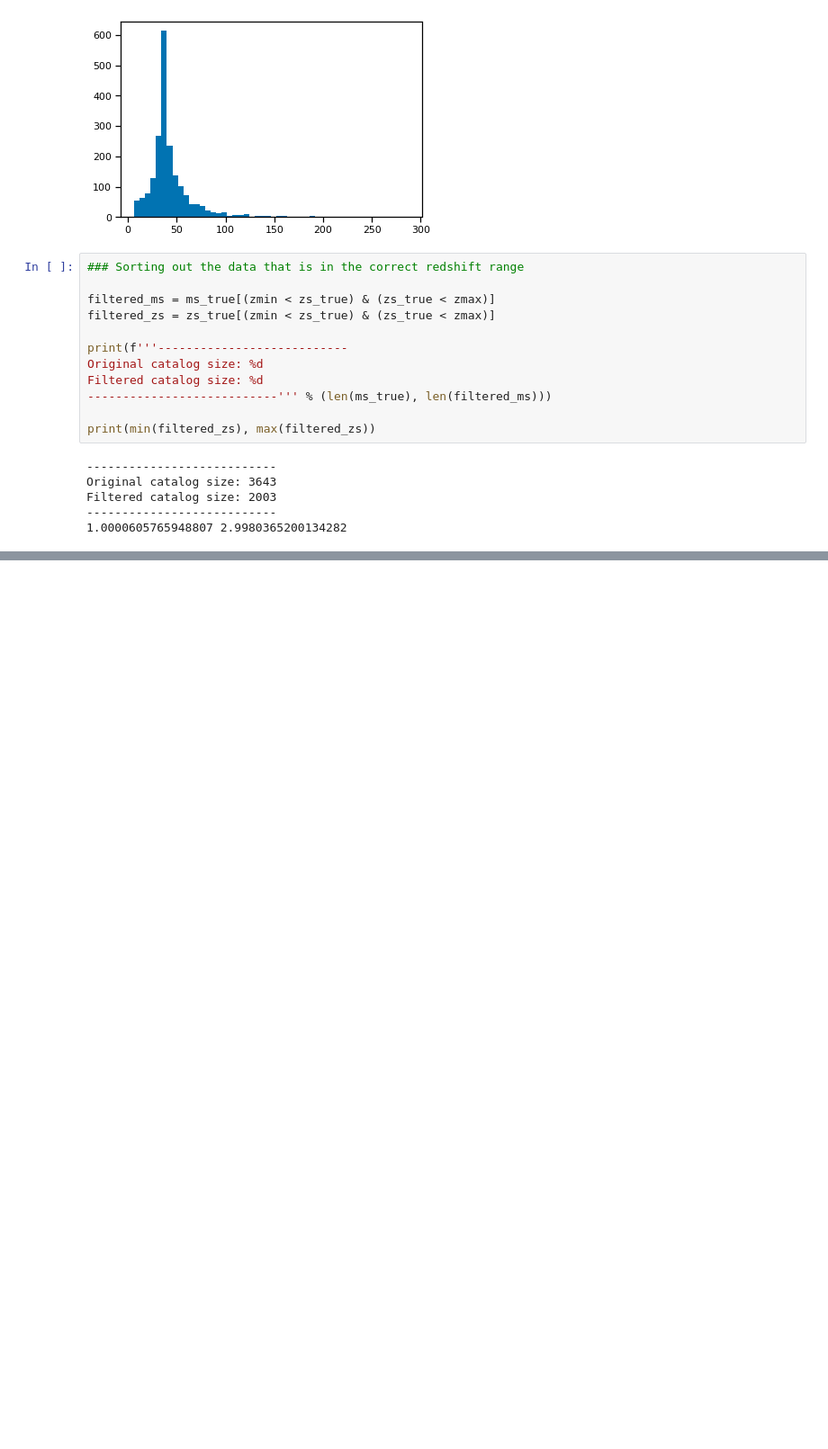
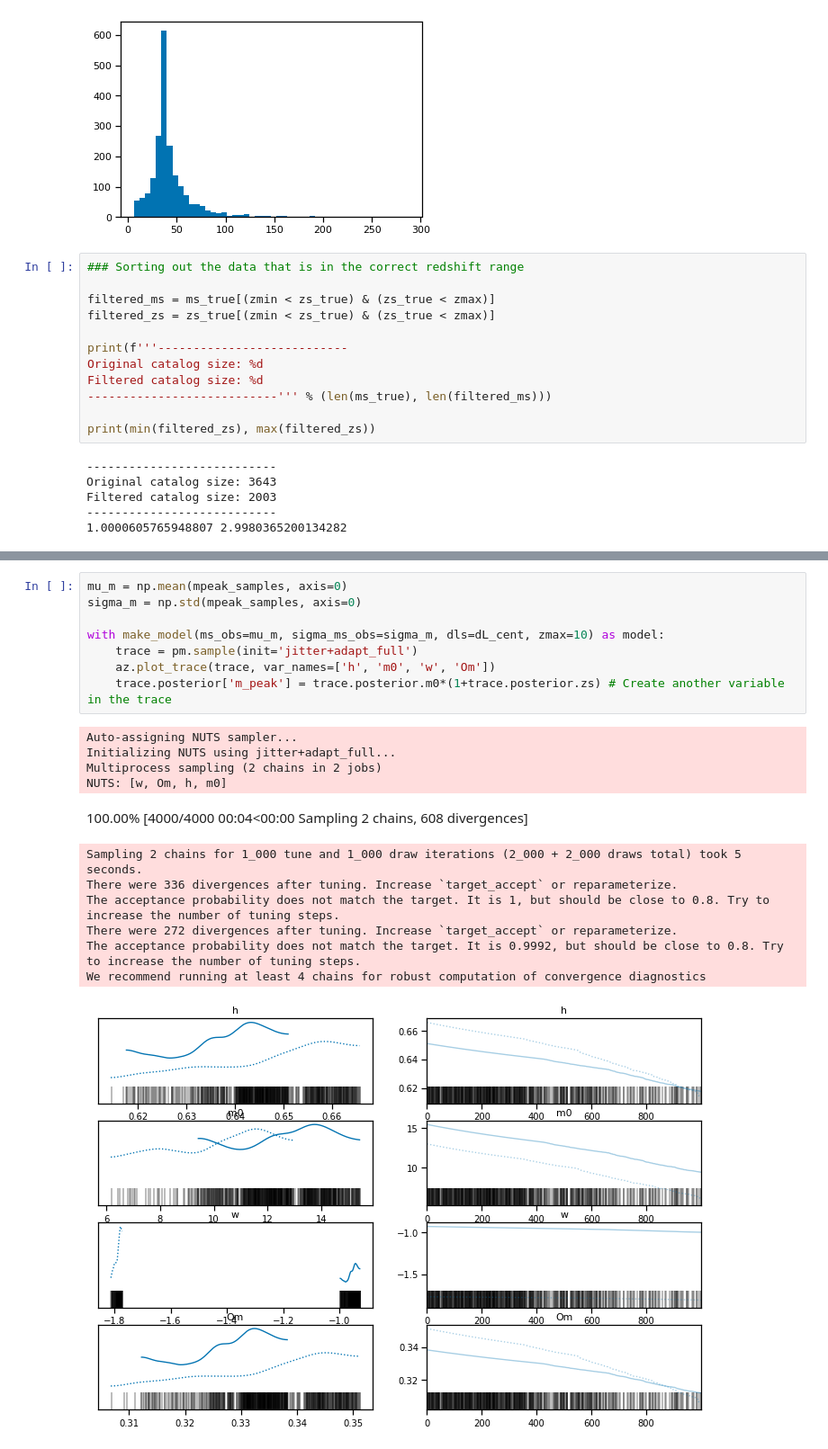
Before and after one commit to farr/FastMFCosmology, a Jupyter notebook: Work-with-true.ipynb, the cells around one changed output, grey strips where cells are left out. Shown at 90% size. Cells and saved outputs as stored; diff of their text form; blank space fills up the shorter version.

```diff
--- a/Work-with-true.ipynb
+++ b/Work-with-true.ipynb
@@ -247,0 +326,21 @@ Text(0, 0.5, '$m_\\mathrm{peak} / M_\\odot$')
+# %%
+mu_m = np.mean(mpeak_samples, axis=0)
+sigma_m = np.std(mpeak_samples, axis=0)
+
+with make_model(ms_obs=mu_m, sigma_ms_obs=sigma_m, dls=dL_cent, zmax=10) as model:
+    trace = pm.sample(init='jitter+adapt_full')
+    az.plot_trace(trace, var_names=['h', 'm0', 'w', 'Om'])
+    trace.posterior['m_peak'] = trace.posterior.m0*(1+trace.posterior.zs) # Create another variable in the trace
+# %% [output]
+Auto-assigning NUTS sampler...
+Initializing NUTS using jitter+adapt_full...
+Multiprocess sampling (2 chains in 2 jobs)
+NUTS: [w, Om, h, m0]
+100.00% [4000/4000 00:04<00:00 Sampling 2 chains, 608 divergences]
+Sampling 2 chains for 1_000 tune and 1_000 draw iterations (2_000 + 2_000 draws total) took 5 seconds.
+There were 336 divergences after tuning. Increase `target_accept` or reparameterize.
+The acceptance probability does not match the target. It is 1, but should be close to 0.8. Try to increase the number of tuning steps.
+There were 272 divergences after tuning. Increase `target_accept` or reparameterize.
+The acceptance probability does not match the target. It is 0.9992, but should be close to 0.8. Try to increase the number of tuning steps.
+We recommend running at least 4 chains for robust computation of convergence diagnostics
+[figure, added]
```
Also changed, not shown: parts of 9 cells of this notebook.
